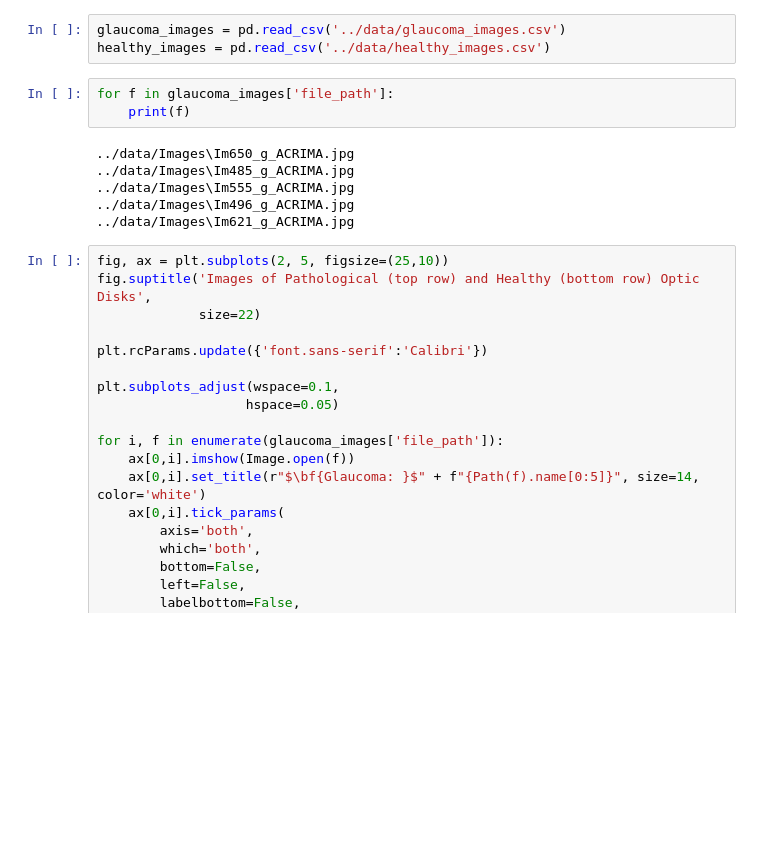
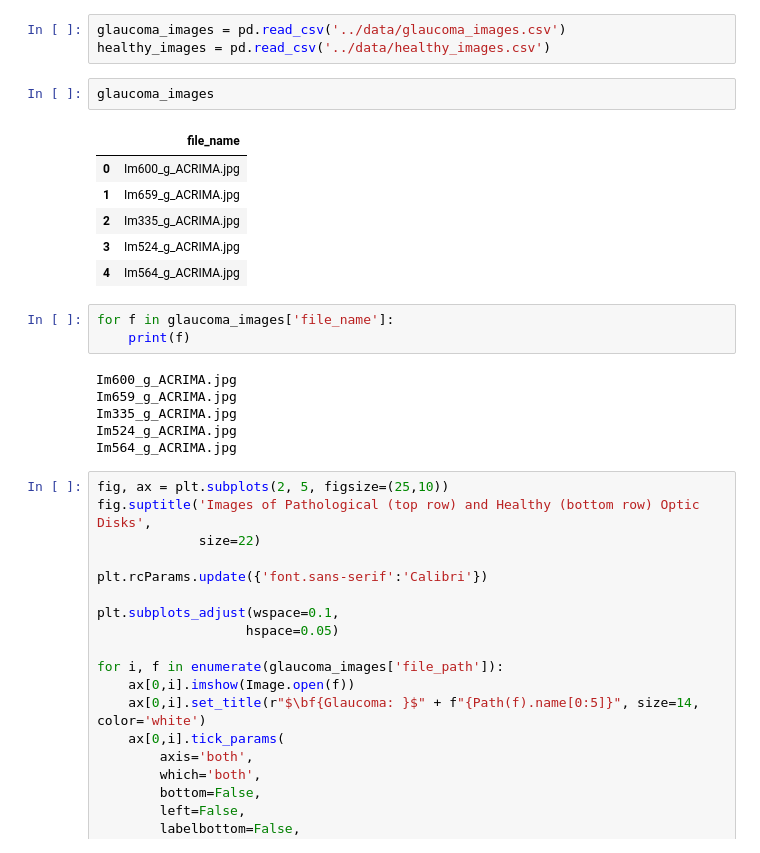
Before and after one commit to gigi-codes/wwc_hackathon_22, a Jupyter notebook: code/01_import_save_data.ipynb, the cells around one changed output. Cells and saved outputs as stored; diff of their text form; blank space fills up the shorter version.

```diff
--- a/code/01_import_save_data.ipynb
+++ b/code/01_import_save_data.ipynb
@@ -66,15 +66,24 @@ healthy_images.to_csv('../data/healthy_images.csv', index=False)
 # %%
 glaucoma_images = pd.read_csv('../data/glaucoma_images.csv')
 healthy_images = pd.read_csv('../data/healthy_images.csv')
+# %%
+glaucoma_images
+# %% [output]
+|  | file_name |
+| 0 | Im600_g_ACRIMA.jpg |
+| 1 | Im659_g_ACRIMA.jpg |
+| 2 | Im335_g_ACRIMA.jpg |
+| 3 | Im524_g_ACRIMA.jpg |
+| 4 | Im564_g_ACRIMA.jpg |
 # %%
-for f in glaucoma_images['file_path']:
+for f in glaucoma_images['file_name']:
     print(f)
 # %% [output]
-../data/Images\Im650_g_ACRIMA.jpg
-../data/Images\Im485_g_ACRIMA.jpg
-../data/Images\Im555_g_ACRIMA.jpg
-../data/Images\Im496_g_ACRIMA.jpg
-../data/Images\Im621_g_ACRIMA.jpg
+Im600_g_ACRIMA.jpg
+Im659_g_ACRIMA.jpg
+Im335_g_ACRIMA.jpg
+Im524_g_ACRIMA.jpg
+Im564_g_ACRIMA.jpg
 # %%
 fig, ax = plt.subplots(2, 5, figsize=(25,10))
 fig.suptitle('Images of Pathological (top row) and Healthy (bottom row) Optic Disks',
```
Also changed, not shown: parts of 2 cells of this notebook, 3 other files.
